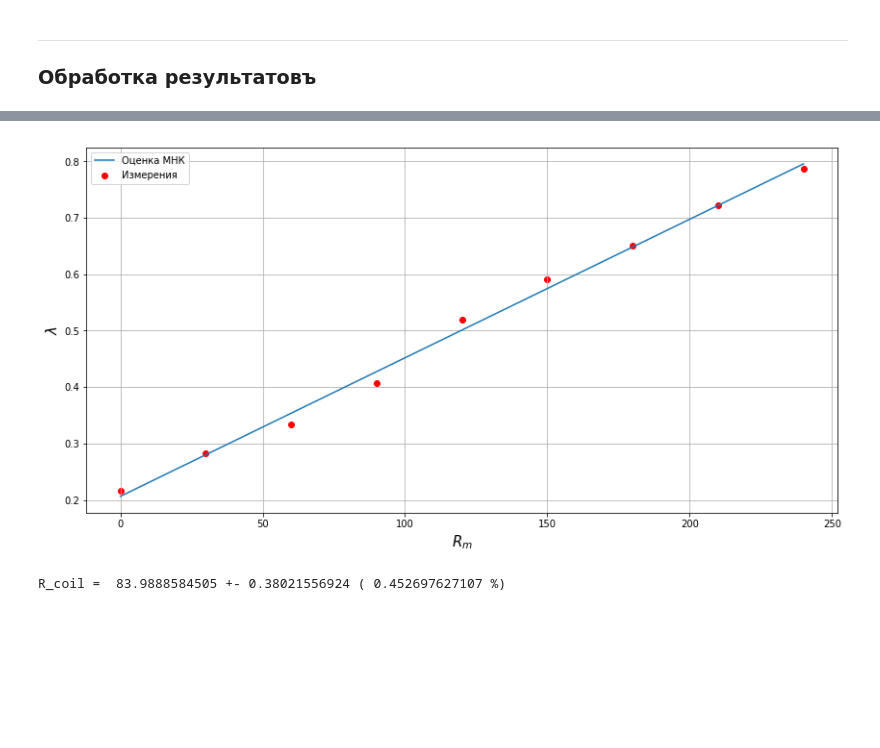
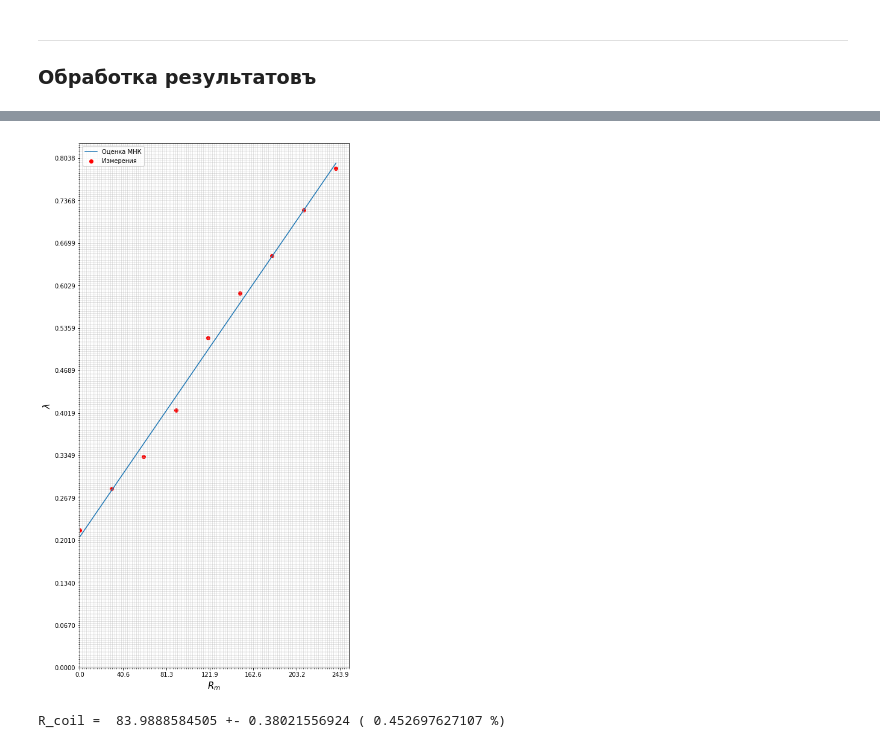
Before and after one commit to shevkunov/workout, a Jupyter notebook: labs/lab2.2 - lab2.1.ipynb, the cells around one changed output, grey strips where cells are left out. Drawn from its saved outputs; the diff is of its cells as text; code cells hidden in the pictures; blank space fills up the shorter version.

```diff
--- a/labs/lab2.2 - lab2.1.ipynb
+++ b/labs/lab2.2 - lab2.1.ipynb
@@ -143,24 +190,7 @@ lambd (Rk = 240.0) = 0.787878787879 +- 0.0976138274815 ( 12.3894473342 %)
-# %%
-def linPlot(x, y, xlabel="", ylabel="", title="", figsize=(14,7), fontsize=15):
-    """Строит график измерений x,y и линейное приближение
-    зависимости по МНК (y = bx + a).
-    Возвращает: a, b, sigma_a, sigma_b"""
-    plt.figure(figsize=(14,7))
-    plt.scatter(x, y, label="Измерения", color="red")
-    a, b, sigma_a, sigma_b = eval_mnk(x, y)
-    xs = np.array([x.min(), x.max()])
-    plt.plot(xs, b*xs + a, label="Оценка МНК")
-    plt.xlabel(xlabel, fontsize=fontsize)
-    plt.ylabel(ylabel, fontsize=fontsize)
-    plt.title(title, fontsize=fontsize)
-    plt.grid()
-    plt.legend()
-    plt.show()
-    return a, b, sigma_a, sigma_b
-
-a, b, sigma_a, sigma_b = linPlot(ts_re[:, 1], lambd, xlabel=r"$R_m$", ylabel=r"$\lambda$")
-# %% [output]
-[figure, removed]
+# %%
+a, b, sigma_a, sigma_b = linPlot(ts_re[:, 1], lambd, xlabel=r"$R_m$", ylabel=r"$\lambda$", labplot=True)
+# %% [output]
+[figure, added]
 # %%
 R_coil = a / b
 R_coil_RE = prodErrorR([sigma_a, sigma_b])
```
Also changed, not shown: parts of 21 cells of this notebook, 1 other file.
